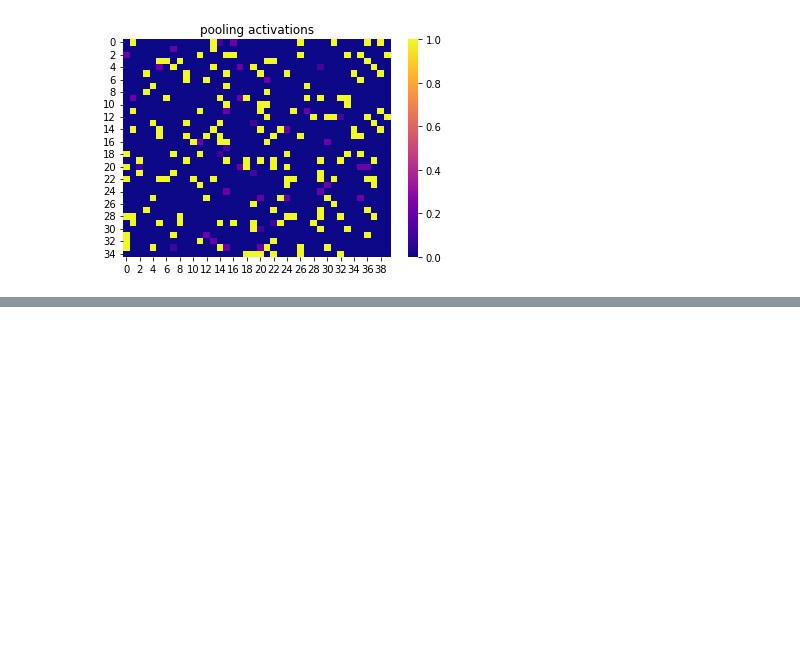
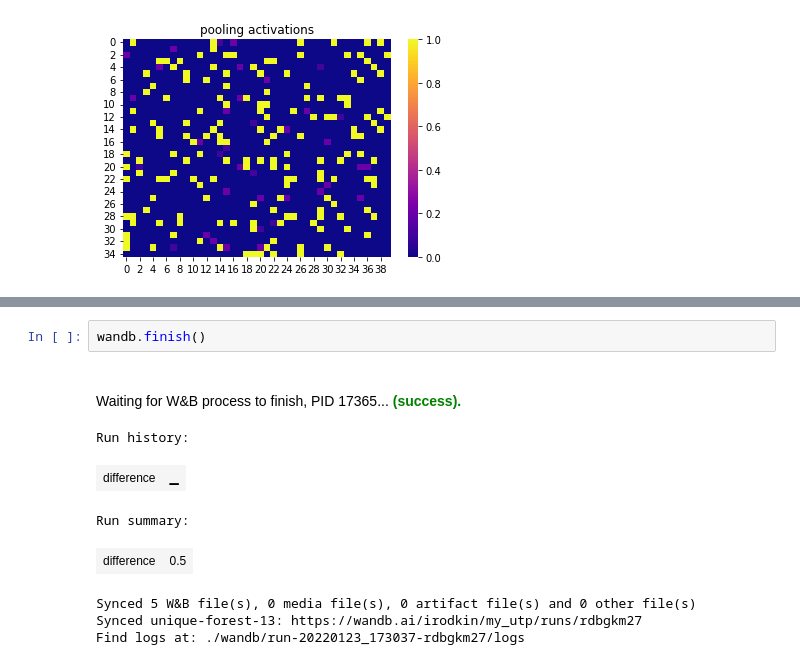
Before and after one commit to RodkinIvan/experiments, a Jupyter notebook: UnionSDR/union_sdr_test.ipynb, the cells around one changed output, grey strips where cells are left out. Saved outputs shown, nothing was run; the diff lists cells and outputs as text; blank space fills up the shorter version.

```diff
--- a/UnionSDR/union_sdr_test.ipynb
+++ b/UnionSDR/union_sdr_test.ipynb
@@ -246,0 +255,11 @@ UsageError: %%wandb is a cell magic, but the cell body is empty. Did you mean th
+# %%
+wandb.finish()
+# %% [output]
+Waiting for W&B process to finish, PID 17365... (success).
+Run history:
+| difference | ▁ |
+Run summary:
+| difference | 0.5 |
+Synced 5 W&B file(s), 0 media file(s), 0 artifact file(s) and 0 other file(s)
+Synced unique-forest-13: https://wandb.ai/irodkin/my_utp/runs/rdbgkm27
+Find logs at: ./wandb/run-20220123_173037-rdbgkm27/logs
```
Also changed, not shown: parts of 2 cells of this notebook.
